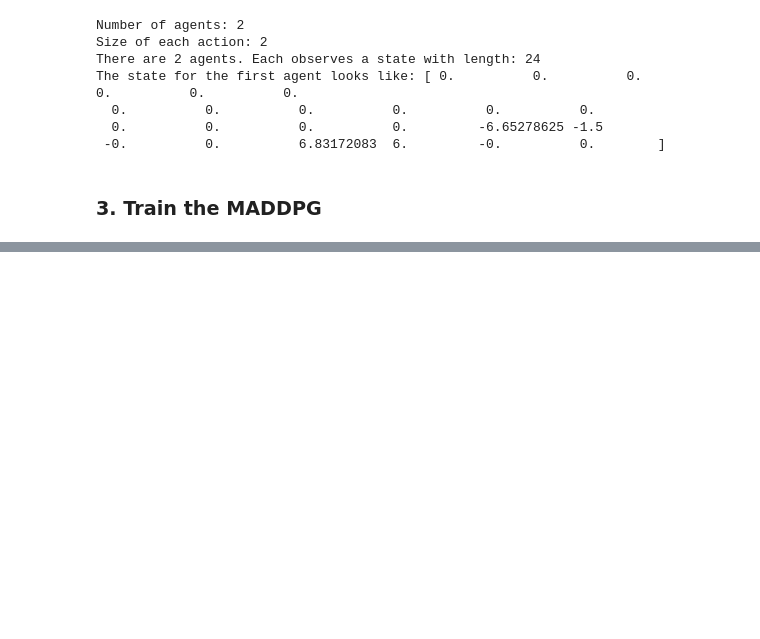
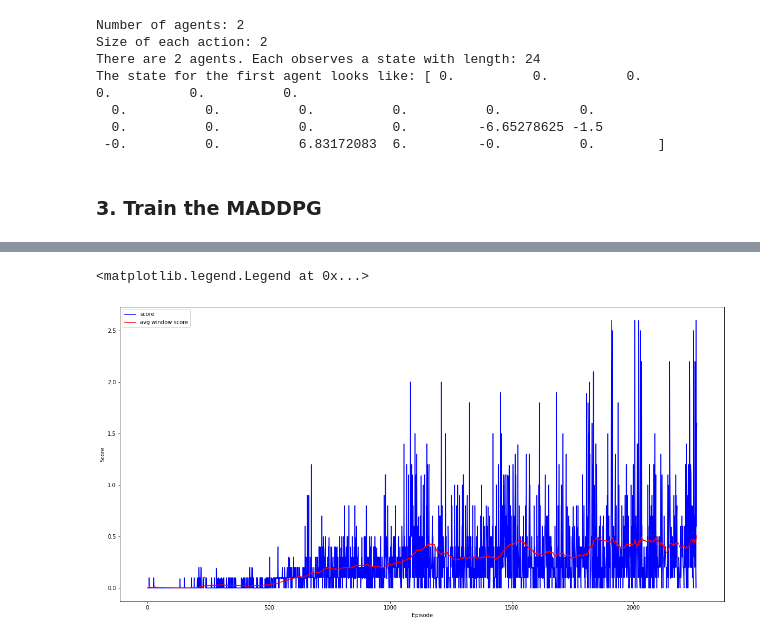
Before and after one commit to ragamarkely/deep_rl_collaboration_and_competition, a Jupyter notebook: Tennis.ipynb, the cells around one changed output, grey strips where cells are left out. Cells and saved outputs as stored; diff of their text form; code cells hidden in the pictures; blank space fills up the shorter version.

Commit message:
feat: Modify MADDPG for better performance

```diff
--- a/Tennis.ipynb
+++ b/Tennis.ipynb
@@ -97,12 +97,13 @@ The state for the first agent looks like: [ 0.          0.          0.
 PRINT_EVERY = 100
 WINDOW_SIZE = 100 # number of episodes to calculate the latest average score.
 MIN_SCORE = 0.5
+NUM_AGENT = 2
 
 def train(
     maddpg: MADDPG,
     env: UnityEnvironment,
-    n_episodes: int = 10000,
-    max_t: int = 10000,
+    n_episodes: int = 3000,
+    max_t: int = 1000,
 ) -> Tuple[List[float], List[float]]:
     """
     Train MADDPG in the environment.
@@ -114,15 +115,14 @@ def train(
     n_episodes: number of episodes for training
     max_t: max number of time steps per episode
     """
-    solved = False
     scores = []
+    avg_scores = []
     scores_window = deque(maxlen=WINDOW_SIZE)
     brain_name = env.brain_names[0]
 
     start_time = time.time()
     for i_episode in range(1, n_episodes + 1):
         states = env.reset(train_mode=True)[brain_name].vector_observations
-        maddpg.reset()
         score = np.zeros(maddpg.num_agents)
         for t in range(max_t):
             actions = maddpg.act(states)
@@ -130,6 +130,7 @@ def train(
             next_states = env_info.vector_observations
             rewards = env_info.rewards
             dones = env_info.local_done
+
             maddpg.step(states, actions, rewards, next_states, dones)
             score += rewards
             states = next_states
@@ -141,19 +142,18 @@ def train(
         scores.append(curr_episode_score)
         scores_window.append(curr_episode_score)
         avg_score = round(np.mean(scores_window), 4)
+        avg_scores.append(avg_score)
         print(f"\rEpisode {i_episode}\tAverage Score: {avg_score}", end="")
         if i_episode % PRINT_EVERY == 0:
             print(f"\rEpisode {i_episode}\tAverage Score: {avg_score}\tTime elapsed: {round(time.time() - start_time)} seconds.")
-        if not solved and avg_score >= MIN_SCORE:
+        if avg_score >= MIN_SCORE:
             print(f"\rEnvironment is solved in {i_episode} episodes!\tAverage score: {avg_score}")
-            solved = True
+            maddpg.save()
+            break
 
-    if solved:
-        maddpg.save_agent_parameters()
-
-    return scores, scores_window
+    return scores, avg_scores
 # %%
 maddpg = MADDPG(state_size, action_size)
 
-scores, scores_window = train(maddpg, env)
+scores, avg_scores = train(maddpg, env)
 # %% [output]
@@ -178,7 +177,12 @@ KeyboardInterrupt:
 # %%
-fig, ax = plt.subplots(figsize=(15, 10))
-ax.plot(scores)
+fig, ax = plt.subplots(figsize=(20, 10))
+ax.plot(scores, c="blue", label="score")
+ax.plot(avg_scores, c="red", label="avg window score")
 ax.set_xlabel("Episode")
-ax.set_ylabel("Reward");
+ax.set_ylabel("Score")
+ax.legend()
+# %% [output]
+<matplotlib.legend.Legend at 0x...>
+[figure, added]
 # %%
 env.close()
```
Also changed, not shown: parts of 2 cells of this notebook, 13 other files.
